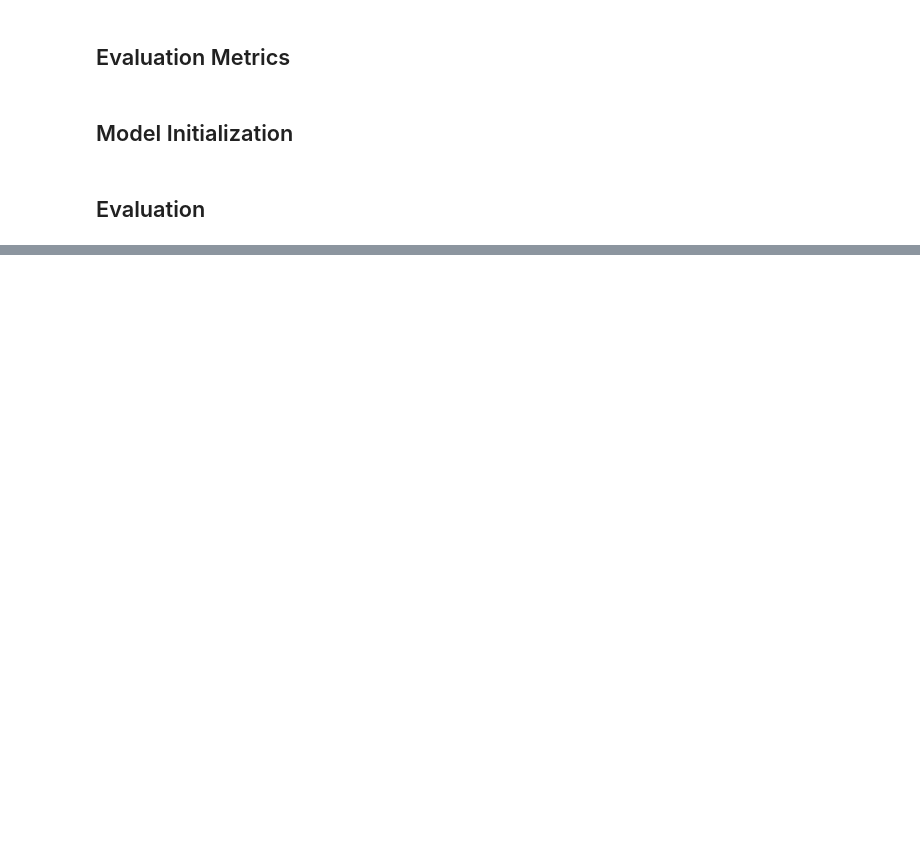
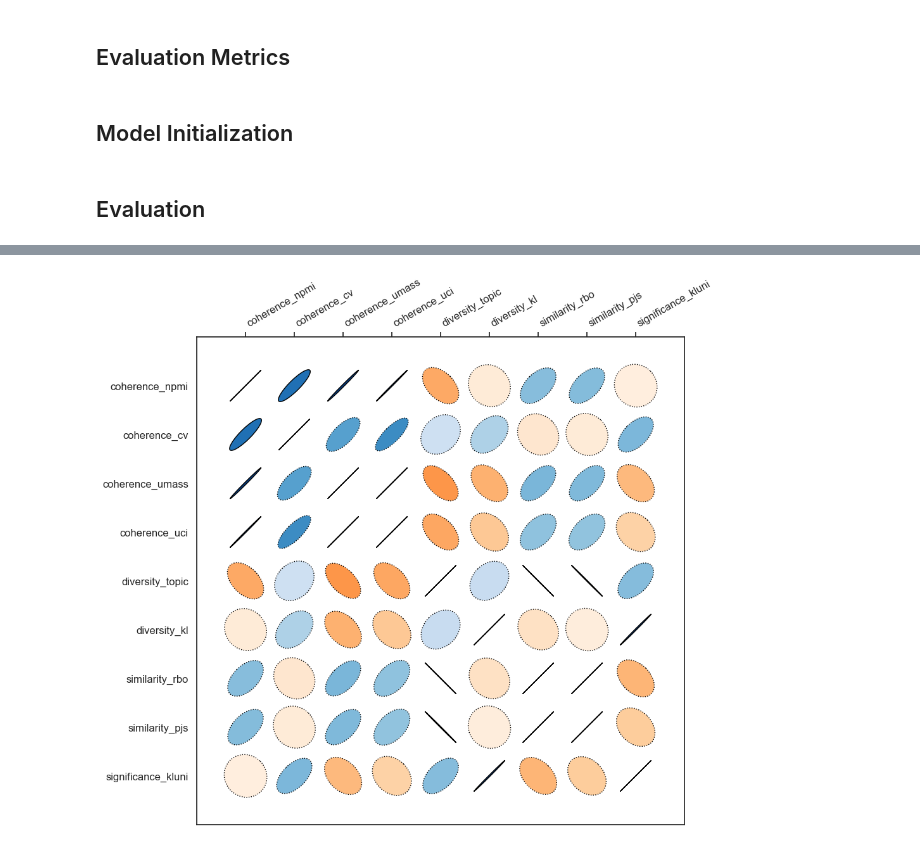
Before and after one commit to DionGR/greek-pm-topic-modeling, a Jupyter notebook: src/octis.ipynb, the cells around one changed output, grey strips where cells are left out. Cells and saved outputs as stored; diff of their text form; code cells hidden in the pictures; blank space fills up the shorter version.

```diff
--- a/src/octis.ipynb
+++ b/src/octis.ipynb
@@ -147,0 +137,3 @@ Early stopping
+# %%
+metric_corr_df = metric_df.corr()
+metric_corr_df
@@ -147,0 +157,60 @@ Early stopping
+# %%
+(num_rows, num_columns) = metric_corr_df.shape
+
+corr_matrix = np.eye(num_columns)
+p_values = np.zeros([num_columns, num_columns])
+
+for i in range(num_columns):
+    for j in range(i+1, num_columns):
+        (r, p) = pearsonr(metric_corr_df.iloc[:,i], metric_corr_df.iloc[:,j])
+        corr_matrix[i, j] = r
+        corr_matrix[j, i] = r
+        p_values[i, j] = p
+        p_values[j, i] = p
+# %%
+def corrplot(data, pvalues, labels, figure):
+    ax = figure.add_subplot(1, 1, 1, aspect='equal')
+    width, height = data.shape
+
+    shrink = 0.9
+
+    poscm = cm.get_cmap('Blues')
+    negcm = cm.get_cmap('Oranges')
+
+    for x in range(width):
+        for y in range(height):
+            d = data[x, y]
+            c = pvalues[x, y]
+            rotate = -45 if d > 0 else +45
+            clrmap = poscm if d >= 0 else negcm
+            d_abs = np.abs(d)
+            ellipse = Ellipse((x, y),
+                              width=1 * shrink,
+                              height=(shrink - d_abs * shrink),
+                              angle=rotate)
+            ellipse.set_edgecolor('black')
+            ellipse.set_facecolor(clrmap(d_abs))
+            if c > 0.05:
+                ellipse.set_linestyle('dotted')
+            ax.add_artist(ellipse)
+
+    ax.set_xlim(-1, width)
+    ax.set_ylim(-1, height)
+
+    ax.xaxis.tick_top()
+    xtickslocs = np.arange(len(labels))
+    ax.set_xticks(xtickslocs)
+    ax.set_xticklabels(labels, rotation=30, fontsize=12, ha='left')
+
+    ax.invert_yaxis()
+    ytickslocs = np.arange(len(labels))
+    ax.set_yticks(ytickslocs)
+    ax.set_yticklabels(labels, fontsize=12)
+
+    plt.show()
+
+# Now use the adjusted `corrplot` function
+figure = plt.figure(figsize=(10, 10))
+corrplot(corr_matrix, p_values, metric_corr_df.columns, figure)
+# %% [output]
+[figure, added]
```
Also changed, not shown: parts of 8 cells of this notebook, 28 other files.
